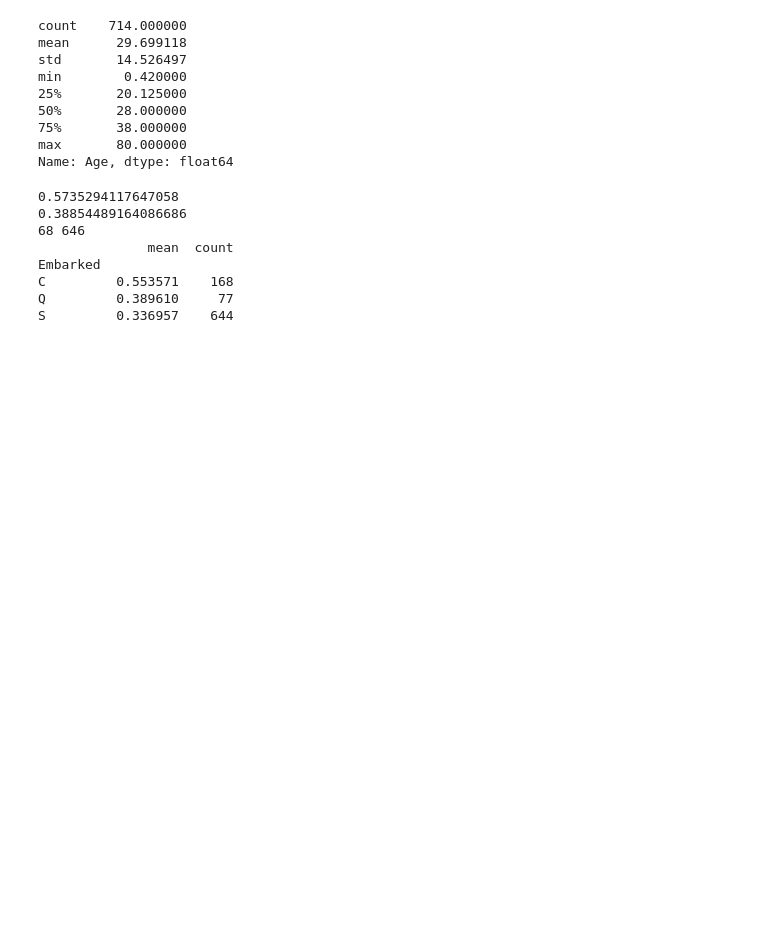
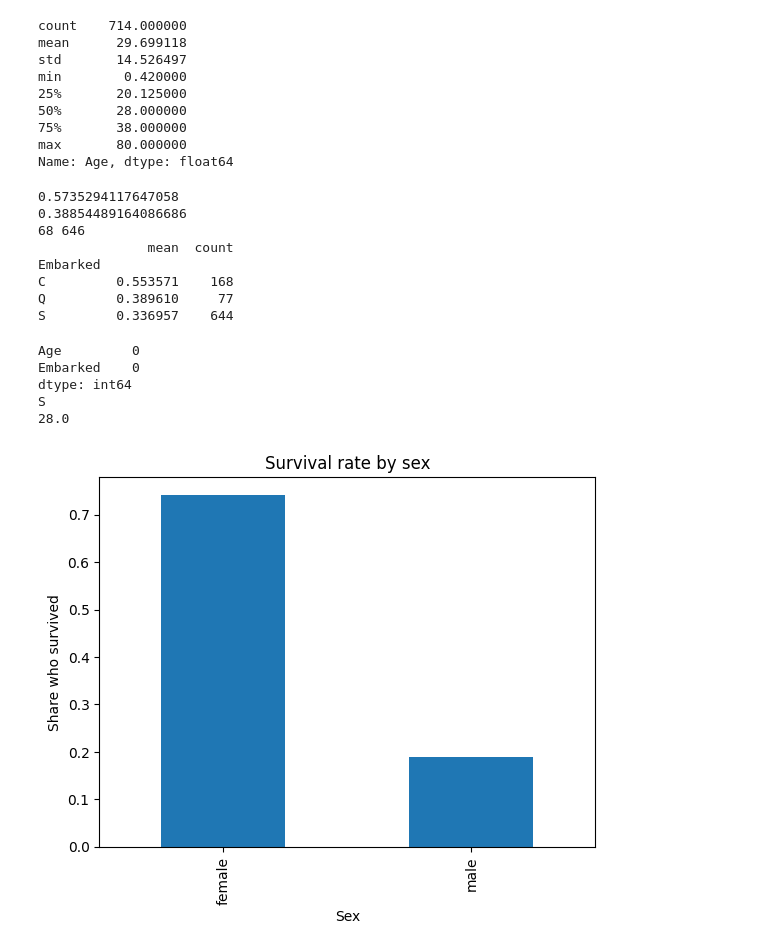
Before and after one commit to alizabetageri984-prog/Pandas-Learning, a Jupyter notebook: project.ipynb, the cells around one changed output. Saved outputs shown, nothing was run; the diff lists cells and outputs as text; code cells hidden in the pictures; blank space fills up the shorter version.

```diff
--- a/project.ipynb
+++ b/project.ipynb
@@ -144,3 +144,27 @@ Embarked
 C         0.553571    168
 Q         0.389610     77
 S         0.336957    644
+# %%
+import pandas as pd
+
+df = pd.read_csv("train (1).csv")
+df["Embarked"] = df["Embarked"].fillna(df["Embarked"].mode()[0])
+df["Age"] = df["Age"].fillna(df["Age"].median())
+print(df[["Age", "Embarked"]].isna().sum())
+print(df["Embarked"].mode()[0])   # S
+print(df["Age"].median())          # 28.0
+# %% [output]
+Age         0
+Embarked    0
+dtype: int64
+S
+28.0
+# %%
+import matplotlib.pyplot as plt
+
+df.groupby("Sex")["Survived"].mean().plot(kind="bar")
+plt.title("Survival rate by sex")
+plt.ylabel("Share who survived")
+plt.show()
+# %% [output]
+[figure, added]
```
Also changed, not shown: parts of 3 cells of this notebook, 2 other files.
